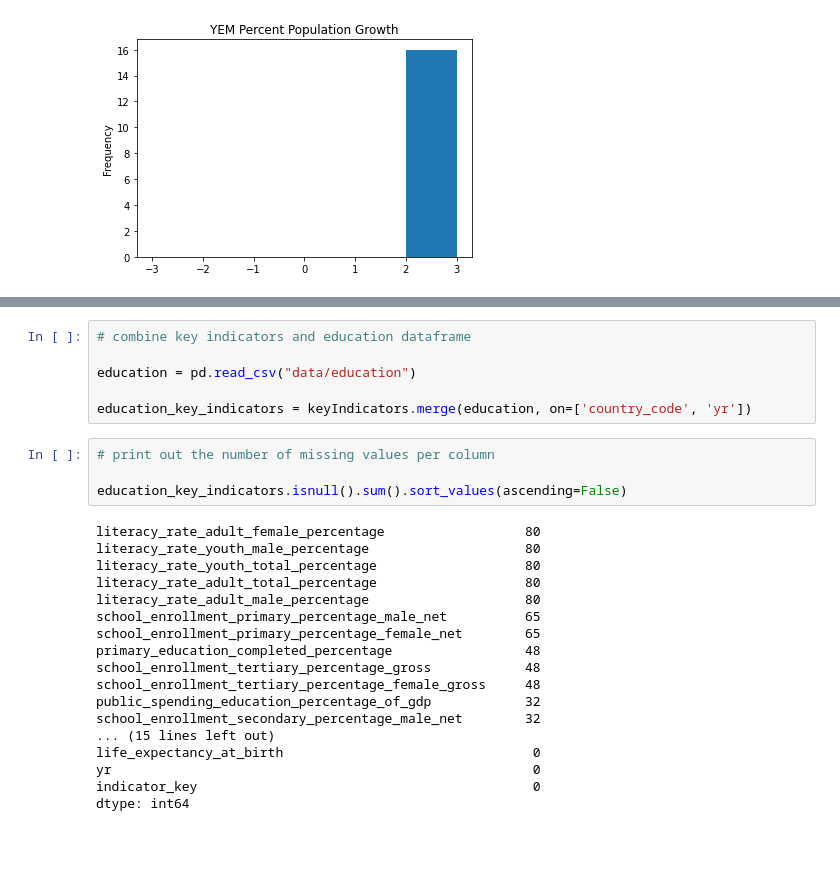
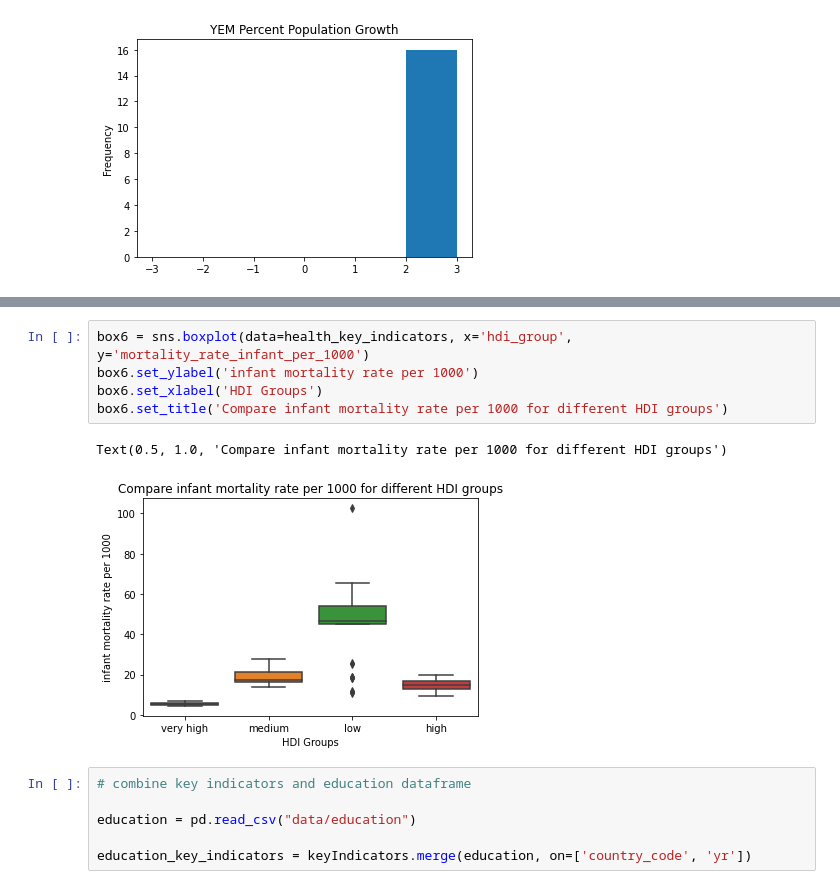
Before and after one commit to chrisvenczel/DataScience_DataMining, a Jupyter notebook: WorkBook.ipynb, the cells around one changed output, grey strips where cells are left out. Saved outputs shown, nothing was run; the diff lists cells and outputs as text; blank space fills up the shorter version.

```diff
--- a/WorkBook.ipynb
+++ b/WorkBook.ipynb
@@ -175,29 +205,15 @@ health_key_indicators.head()
+# %%
+box6 = sns.boxplot(data=health_key_indicators, x='hdi_group', y='mortality_rate_infant_per_1000')
+box6.set_ylabel('infant mortality rate per 1000')
+box6.set_xlabel('HDI Groups')
+box6.set_title('Compare infant mortality rate per 1000 for different HDI groups')
+# %% [output]
+Text(0.5, 1.0, 'Compare infant mortality rate per 1000 for different HDI groups')
+[figure, added]
 # %%
 # combine key indicators and education dataframe
 
 education = pd.read_csv("data/education")
 
 education_key_indicators = keyIndicators.merge(education, on=['country_code', 'yr'])
-# %%
-# print out the number of missing values per column
-
-education_key_indicators.isnull().sum().sort_values(ascending=False)
-# %% [output]
-literacy_rate_adult_female_percentage                  80
-literacy_rate_youth_male_percentage                    80
-literacy_rate_youth_total_percentage                   80
-literacy_rate_adult_total_percentage                   80
-literacy_rate_adult_male_percentage                    80
-school_enrollment_primary_percentage_male_net          65
-school_enrollment_primary_percentage_female_net        65
-primary_education_completed_percentage                 48
-school_enrollment_tertiary_percentage_gross            48
-school_enrollment_tertiary_percentage_female_gross     48
-public_spending_education_percentage_of_gdp            32
-school_enrollment_secondary_percentage_male_net        32
-... (15 lines left out)
-life_expectancy_at_birth                                0
-yr                                                      0
-indicator_key                                           0
-dtype: int64
 # %%
```
Also changed, not shown: parts of 14 cells of this notebook.
